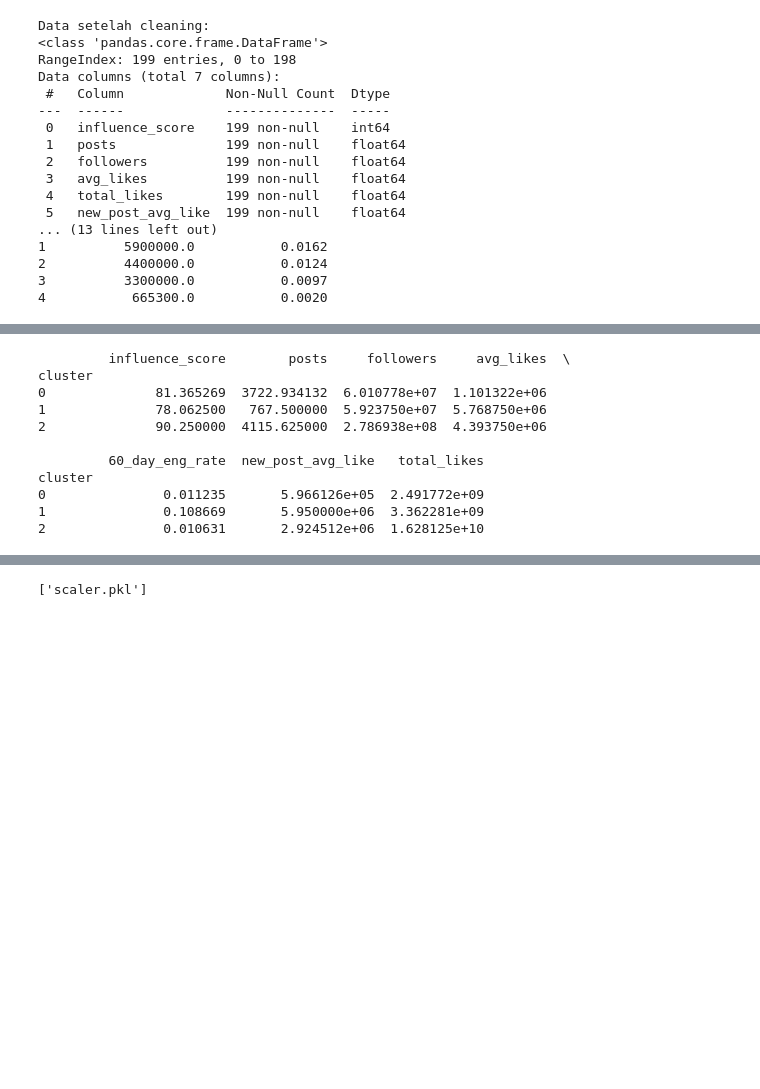
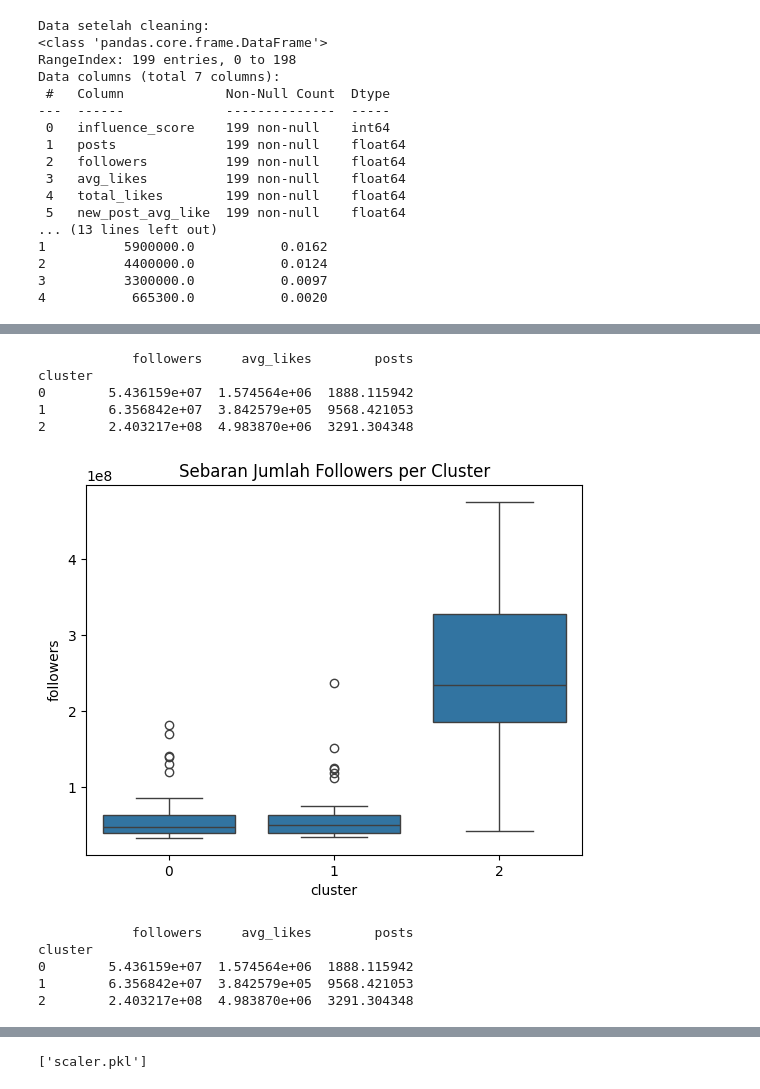
Before and after one commit to shakira-anadella/dataset_ML, a Jupyter notebook: UAS_ML_Clustering.ipynb, the cells around one changed output, grey strips where cells are left out. Cells and saved outputs as stored; diff of their text form; code cells hidden in the pictures; blank space fills up the shorter version.

```diff
--- a/UAS_ML_Clustering.ipynb
+++ b/UAS_ML_Clustering.ipynb
@@ -122,34 +228,41 @@ plt.show()
 # %%
 #Analisis Hasil CLustering
 
 # Rata-rata nilai fitur pada masing-masing cluster
 cluster_summary = df_clean.groupby('cluster')[features].mean()
 print(cluster_summary)
 
 # Contoh pengkategorian manual berdasarkan observasi
 cluster_names = {
     0: "Micro Influencer",
     1: "Mid Influencer",
     2: "Mega Influencer"
 }
 df_clean['cluster_label'] = df_clean['cluster'].map(cluster_names)
 
 # sebaran followers per cluster:
 sns.boxplot(data=df_clean, x="cluster", y="followers")
 plt.title("Sebaran Jumlah Followers per Cluster")
 plt.show()
 
+# Tambahkan label cluster
+df_clean['cluster'] = kmeans.fit_predict(X_scaled)
+
+# Tampilkan rata-rata per cluster
+cluster_summary = df_clean.groupby('cluster')[['followers', 'avg_likes', 'posts']].mean()
+print(cluster_summary)
+
 # Simpan hasil clustering ke file CSV baru
 df_clean.to_csv("hasil_clustering_influencer.csv", index=False)
 # %% [output]
-         influence_score        posts     followers     avg_likes  \
+            followers     avg_likes        posts
 cluster
-0              81.365269  3722.934132  6.010778e+07  1.101322e+06
-1              78.062500   767.500000  5.923750e+07  5.768750e+06
-2              90.250000  4115.625000  2.786938e+08  4.393750e+06
-
-         60_day_eng_rate  new_post_avg_like   total_likes
-cluster
-0               0.011235       5.966126e+05  2.491772e+09
-1               0.108669       5.950000e+06  3.362281e+09
-2               0.010631       2.924512e+06  1.628125e+10
+0        5.436159e+07  1.574564e+06  1888.115942
+1        6.356842e+07  3.842579e+05  9568.421053
+2        2.403217e+08  4.983870e+06  3291.304348
+[figure, added]
+            followers     avg_likes        posts
+cluster
+0        5.436159e+07  1.574564e+06  1888.115942
+1        6.356842e+07  3.842579e+05  9568.421053
+2        2.403217e+08  4.983870e+06  3291.304348
```
Also changed, not shown: parts of 12 cells of this notebook.
